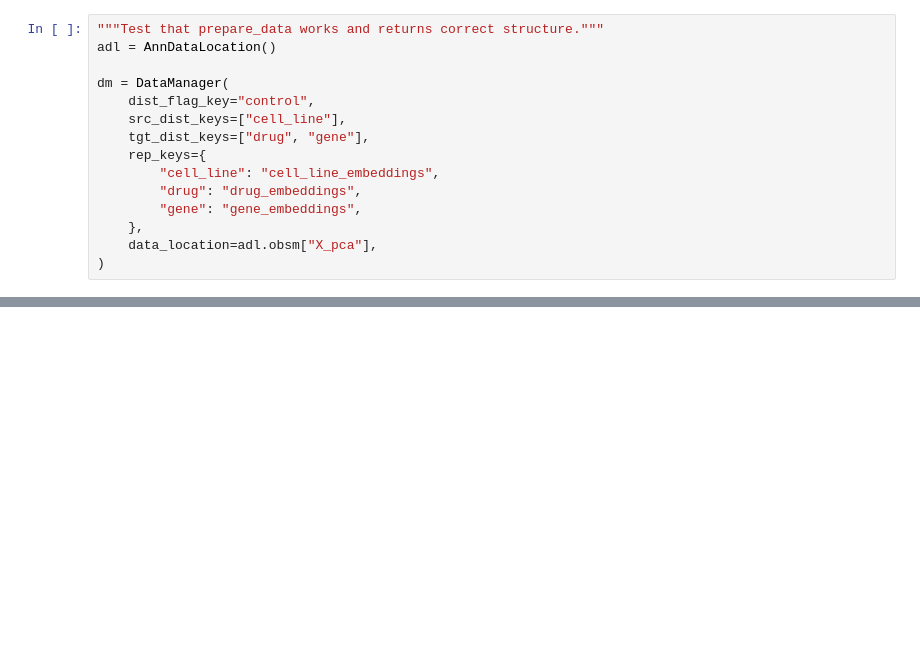
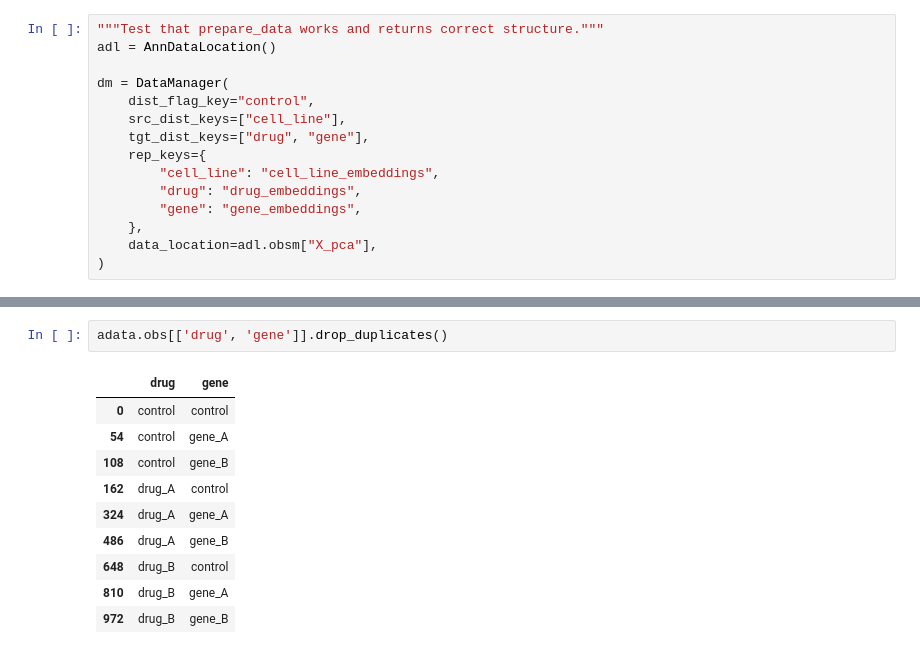
Before and after one commit to theislab/CellFlow2, a Jupyter notebook: test_manager.ipynb, the cells around one changed output, grey strips where cells are left out. Drawn from its saved outputs; the diff is of its cells as text; blank space fills up the shorter version.

```diff
--- a/test_manager.ipynb
+++ b/test_manager.ipynb
@@ -350,3 +70,16 @@ dtype: int64
+# %%
+adata.obs[['drug', 'gene']].drop_duplicates()
+# %% [output]
+|  | drug | gene |
+| 0 | control | control |
+| 54 | control | gene_A |
+| 108 | control | gene_B |
+| 162 | drug_A | control |
+| 324 | drug_A | gene_A |
+| 486 | drug_A | gene_B |
+| 648 | drug_B | control |
+| 810 | drug_B | gene_A |
+| 972 | drug_B | gene_B |
 # %%
 gd.data.tgt_data
 # %% [output]
```
Also changed, not shown: parts of 10 cells of this notebook, 2 other files.
